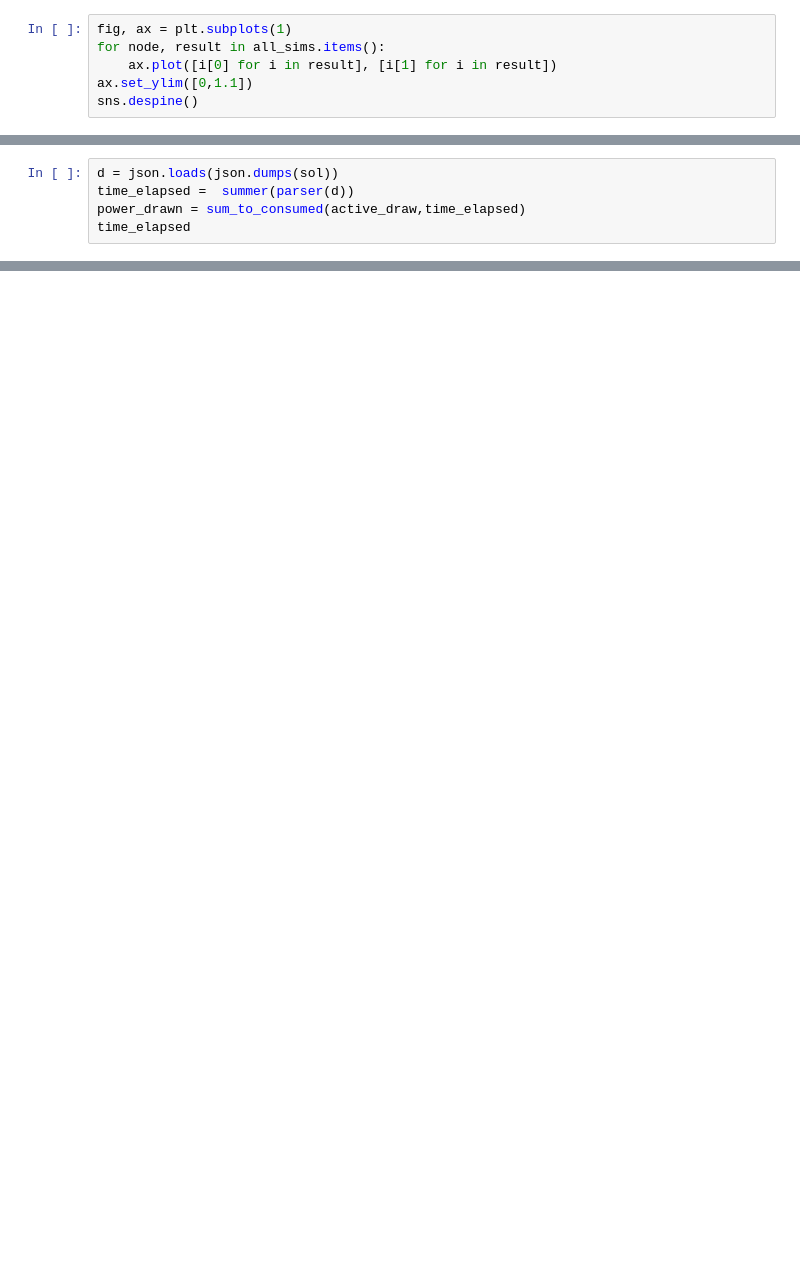
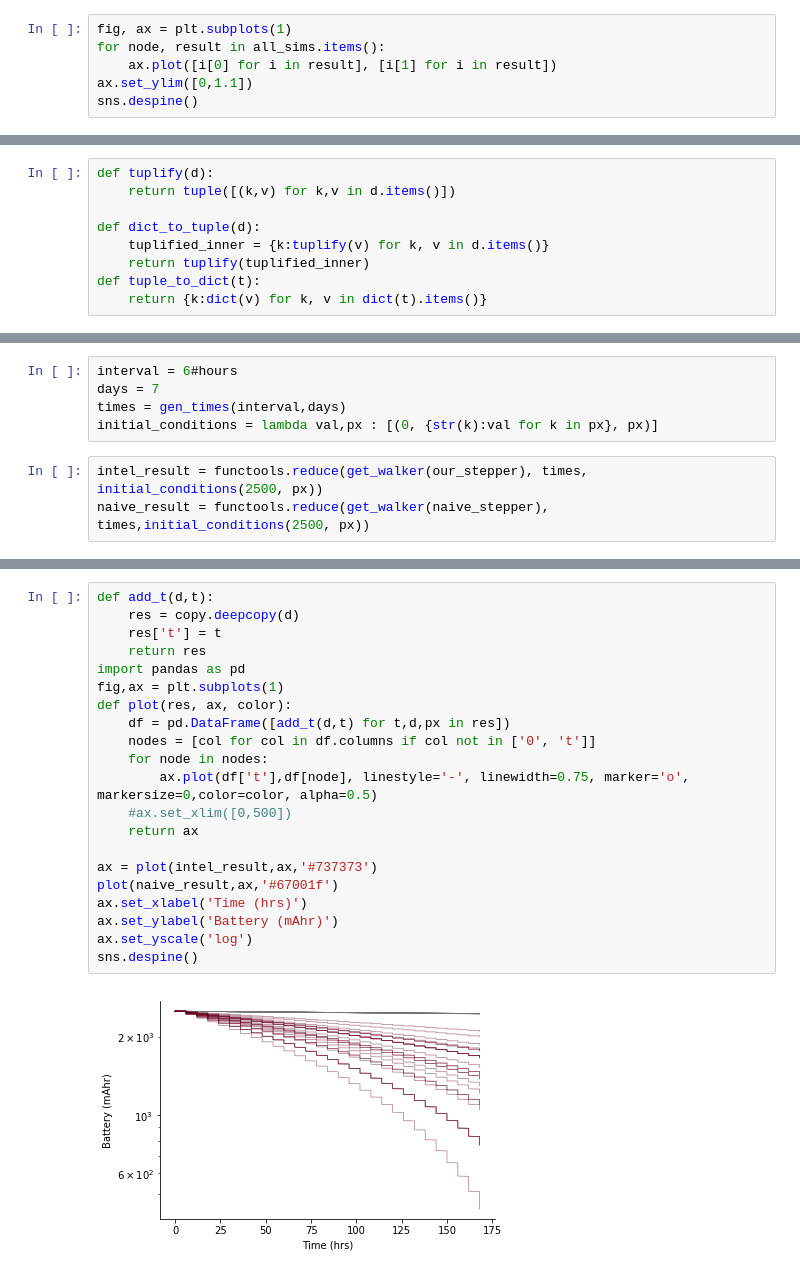
Before and after one commit to jamesjarlathlong/notebooks, a Jupyter notebook: batterysim.ipynb, the cells around one changed output, grey strips where cells are left out. Cells and saved outputs as stored; diff of their text form; blank space fills up the shorter version.

```diff
--- a/batterysim.ipynb
+++ b/batterysim.ipynb
@@ -139,5 +153,0 @@ active_draw = 56+33+10#pyboard+digimesh+accel
-# %%
-d = json.loads(json.dumps(sol))
-time_elapsed =  summer(parser(d))
-power_drawn = sum_to_consumed(active_draw,time_elapsed)
-time_elapsed
@@ -150,0 +154,9 @@ to_battery(0.36, 180*1000*60*60*24)
+# %%
+def tuplify(d):
+    return tuple([(k,v) for k,v in d.items()])
+
+def dict_to_tuple(d):
+    tuplified_inner = {k:tuplify(v) for k, v in d.items()}
+    return tuplify(tuplified_inner)
+def tuple_to_dict(t):
+    return {k:dict(v) for k, v in dict(t).items()}
@@ -150,0 +232,8 @@ to_battery(0.36, 180*1000*60*60*24)
+# %%
+interval = 6#hours
+days = 7
+times = gen_times(interval,days)
+initial_conditions = lambda val,px : [(0, {str(k):val for k in px}, px)]
+# %%
+intel_result = functools.reduce(get_walker(our_stepper), times, initial_conditions(2500, px))
+naive_result = functools.reduce(get_walker(naive_stepper), times,initial_conditions(2500, px))
@@ -150,0 +258,23 @@ to_battery(0.36, 180*1000*60*60*24)
+# %%
+def add_t(d,t):
+    res = copy.deepcopy(d)
+    res['t'] = t
+    return res
+import pandas as pd
+fig,ax = plt.subplots(1)
+def plot(res, ax, color):
+    df = pd.DataFrame([add_t(d,t) for t,d,px in res])
+    nodes = [col for col in df.columns if col not in ['0', 't']]
+    for node in nodes:
+        ax.plot(df['t'],df[node], linestyle='-', linewidth=0.75, marker='o', markersize=0,color=color, alpha=0.5)
+    #ax.set_xlim([0,500])
+    return ax
+
+ax = plot(intel_result,ax,'#737373')
+plot(naive_result,ax,'#67001f')
+ax.set_xlabel('Time (hrs)')
+ax.set_ylabel('Battery (mAhr)')
+ax.set_yscale('log')
+sns.despine()
+# %% [output]
+[figure, added]
```
Also changed, not shown: parts of 11 cells of this notebook.
